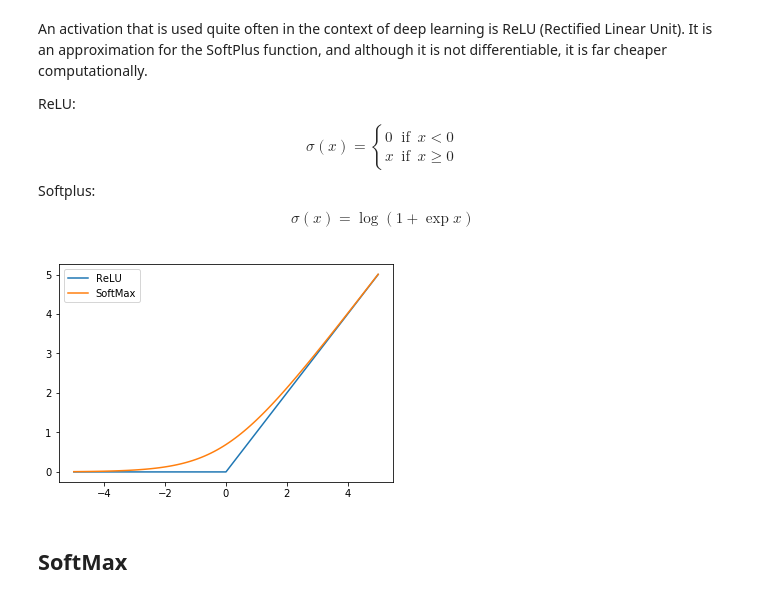
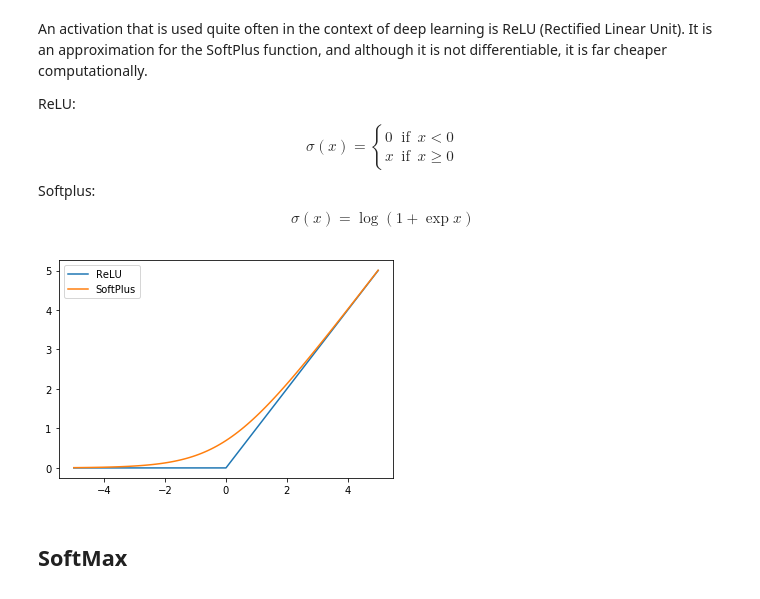
Before and after one commit to gjbex/Machine-learning-with-Python, a Jupyter notebook: hands-on/030_activation_function_complete.ipynb, the cells around one changed output. Cells and saved outputs as stored; diff of their text form; code cells hidden in the pictures.

```diff
--- a/hands-on/030_activation_function_complete.ipynb
+++ b/hands-on/030_activation_function_complete.ipynb
@@ -61,10 +61,10 @@ def softplus(x):
 x = np.linspace(-5.0, 5.0, 101)
 # %%
 plt.plot(x, relu(x), label='ReLU')
-plt.plot(x, softplus(x), label='SoftMax')
+plt.plot(x, softplus(x), label='SoftPlus')
 plt.legend(loc='upper left');
 # %% [output]
-[figure, old version]
+[figure, new version]
 # %% [markdown]
 ## SoftMax
 # %% [markdown]
```
Also changed, not shown: parts of 3 cells of this notebook.
